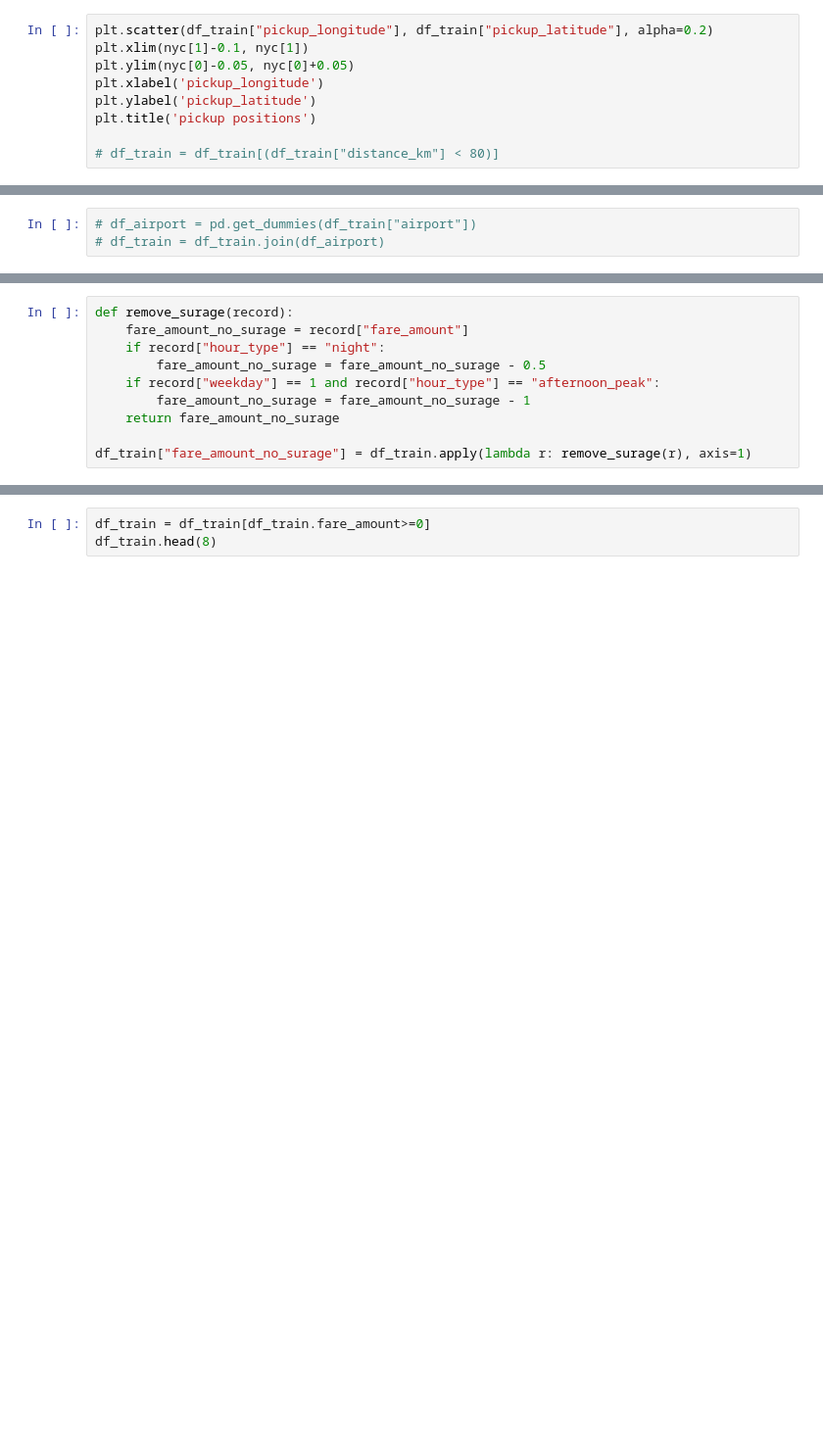
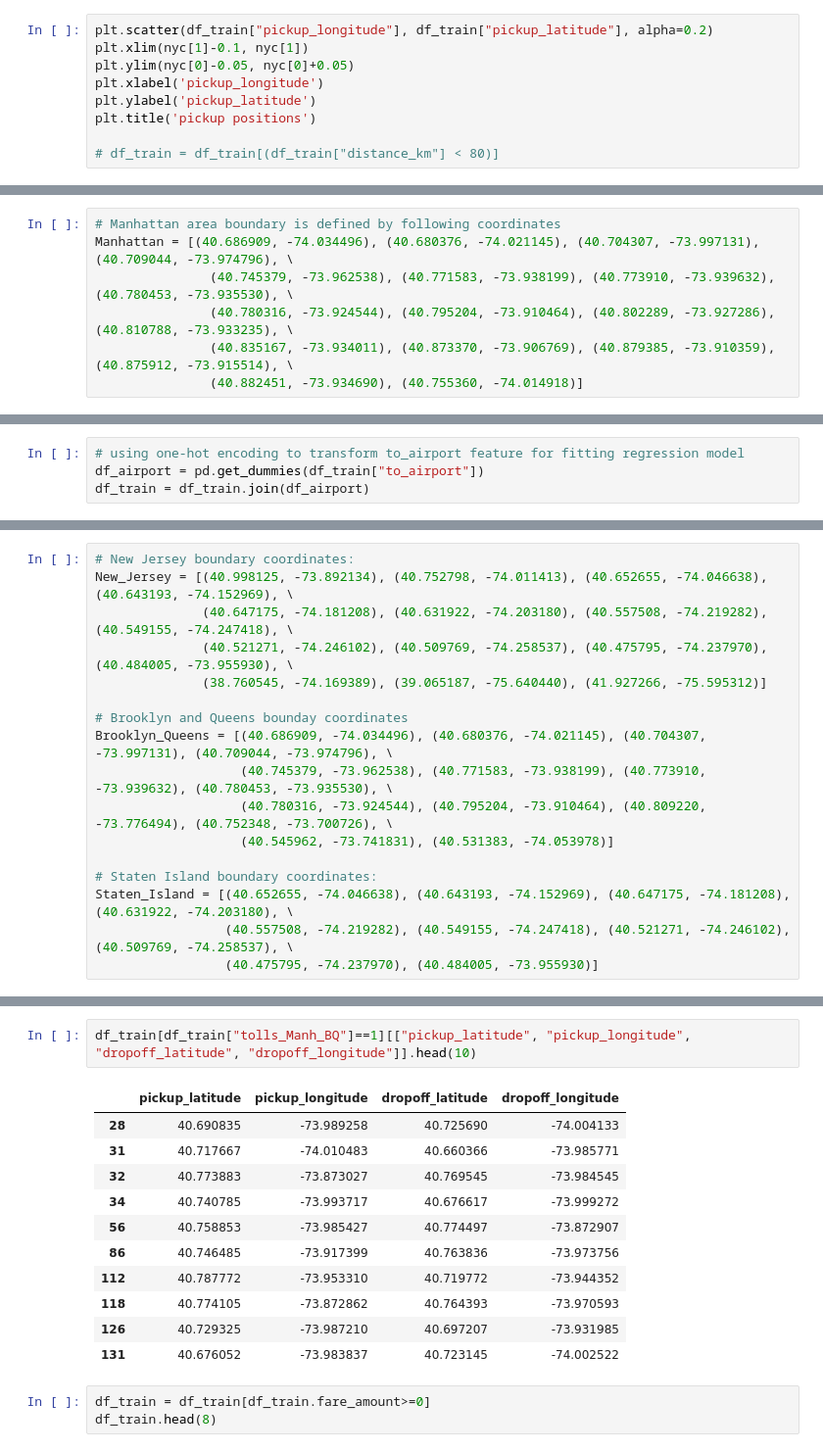
Before and after one commit to fanliu1991/NYC_Taxi_Fare_Prediction, a Jupyter notebook: NYC_Taxi_Fare_Prediction.ipynb, the cells around one changed output, grey strips where cells are left out. Shown at 98% size. Drawn from its saved outputs; the diff is of its cells as text; blank space fills up the shorter version.

Commit message:
add function to determine tolls fees

```diff
--- a/NYC_Taxi_Fare_Prediction.ipynb
+++ b/NYC_Taxi_Fare_Prediction.ipynb
@@ -163,0 +201,7 @@ in_Manhattan([40.692343, -73.999933])
+# %%
+# Manhattan area boundary is defined by following coordinates
+Manhattan = [(40.686909, -74.034496), (40.680376, -74.021145), (40.704307, -73.997131), (40.709044, -73.974796), \
+               (40.745379, -73.962538), (40.771583, -73.938199), (40.773910, -73.939632), (40.780453, -73.935530), \
+               (40.780316, -73.924544), (40.795204, -73.910464), (40.802289, -73.927286), (40.810788, -73.933235), \
+               (40.835167, -73.934011), (40.873370, -73.906769), (40.879385, -73.910359), (40.875912, -73.915514), \
+               (40.882451, -73.934690), (40.755360, -74.014918)]
@@ -164,6 +232,7 @@ in_Manhattan([40.692343, -73.999933])
 # %%
-# df_airport = pd.get_dummies(df_train["airport"])
-# df_train = df_train.join(df_airport)
+# using one-hot encoding to transform to_airport feature for fitting regression model
+df_airport = pd.get_dummies(df_train["to_airport"])
+df_train = df_train.join(df_airport)
 # %% [markdown]
 **Extract Hour and Day From pickup_datetime**
 
@@ -211,10 +273,0 @@ There are several kinds of surcharge to taxi fare:
-# %%
-def remove_surage(record):
-    fare_amount_no_surage = record["fare_amount"]
-    if record["hour_type"] == "night":
-        fare_amount_no_surage = fare_amount_no_surage - 0.5
-    if record["weekday"] == 1 and record["hour_type"] == "afternoon_peak":
-        fare_amount_no_surage = fare_amount_no_surage - 1
-    return fare_amount_no_surage
-
-df_train["fare_amount_no_surage"] = df_train.apply(lambda r: remove_surage(r), axis=1)
@@ -220,0 +308,17 @@ df_train["fare_amount_no_surage"] = df_train.apply(lambda r: remove_surage(r), a
+# %%
+# New Jersey boundary coordinates:
+New_Jersey = [(40.998125, -73.892134), (40.752798, -74.011413), (40.652655, -74.046638), (40.643193, -74.152969), \
+              (40.647175, -74.181208), (40.631922, -74.203180), (40.557508, -74.219282), (40.549155, -74.247418), \
+              (40.521271, -74.246102), (40.509769, -74.258537), (40.475795, -74.237970), (40.484005, -73.955930), \
+              (38.760545, -74.169389), (39.065187, -75.640440), (41.927266, -75.595312)]
+
+# Brooklyn and Queens bounday coordinates
+Brooklyn_Queens = [(40.686909, -74.034496), (40.680376, -74.021145), (40.704307, -73.997131), (40.709044, -73.974796), \
+                   (40.745379, -73.962538), (40.771583, -73.938199), (40.773910, -73.939632), (40.780453, -73.935530), \
+                   (40.780316, -73.924544), (40.795204, -73.910464), (40.809220, -73.776494), (40.752348, -73.700726), \
+                   (40.545962, -73.741831), (40.531383, -74.053978)]
+
+# Staten Island boundary coordinates:
+Staten_Island = [(40.652655, -74.046638), (40.643193, -74.152969), (40.647175, -74.181208), (40.631922, -74.203180), \
+                 (40.557508, -74.219282), (40.549155, -74.247418), (40.521271, -74.246102), (40.509769, -74.258537), \
+                 (40.475795, -74.237970), (40.484005, -73.955930)]
@@ -221,3 +376,17 @@ df_train["fare_amount_no_surage"] = df_train.apply(lambda r: remove_surage(r), a
+# %%
+df_train[df_train["tolls_Manh_BQ"]==1][["pickup_latitude", "pickup_longitude", "dropoff_latitude", "dropoff_longitude"]].head(10)
+# %% [output]
+|  | pickup_latitude | pickup_longitude | dropoff_latitude | dropoff_longitude |
+| 28 | 40.690835 | -73.989258 | 40.725690 | -74.004133 |
+| 31 | 40.717667 | -74.010483 | 40.660366 | -73.985771 |
+| 32 | 40.773883 | -73.873027 | 40.769545 | -73.984545 |
+| 34 | 40.740785 | -73.993717 | 40.676617 | -73.999272 |
+| 56 | 40.758853 | -73.985427 | 40.774497 | -73.872907 |
+| 86 | 40.746485 | -73.917399 | 40.763836 | -73.973756 |
+| 112 | 40.787772 | -73.953310 | 40.719772 | -73.944352 |
+| 118 | 40.774105 | -73.872862 | 40.764393 | -73.970593 |
+| 126 | 40.729325 | -73.987210 | 40.697207 | -73.931985 |
+| 131 | 40.676052 | -73.983837 | 40.723145 | -74.002522 |
 # %%
 df_train = df_train[df_train.fare_amount>=0]
 df_train.head(8)
```
Also changed, not shown: parts of 19 cells of this notebook.
